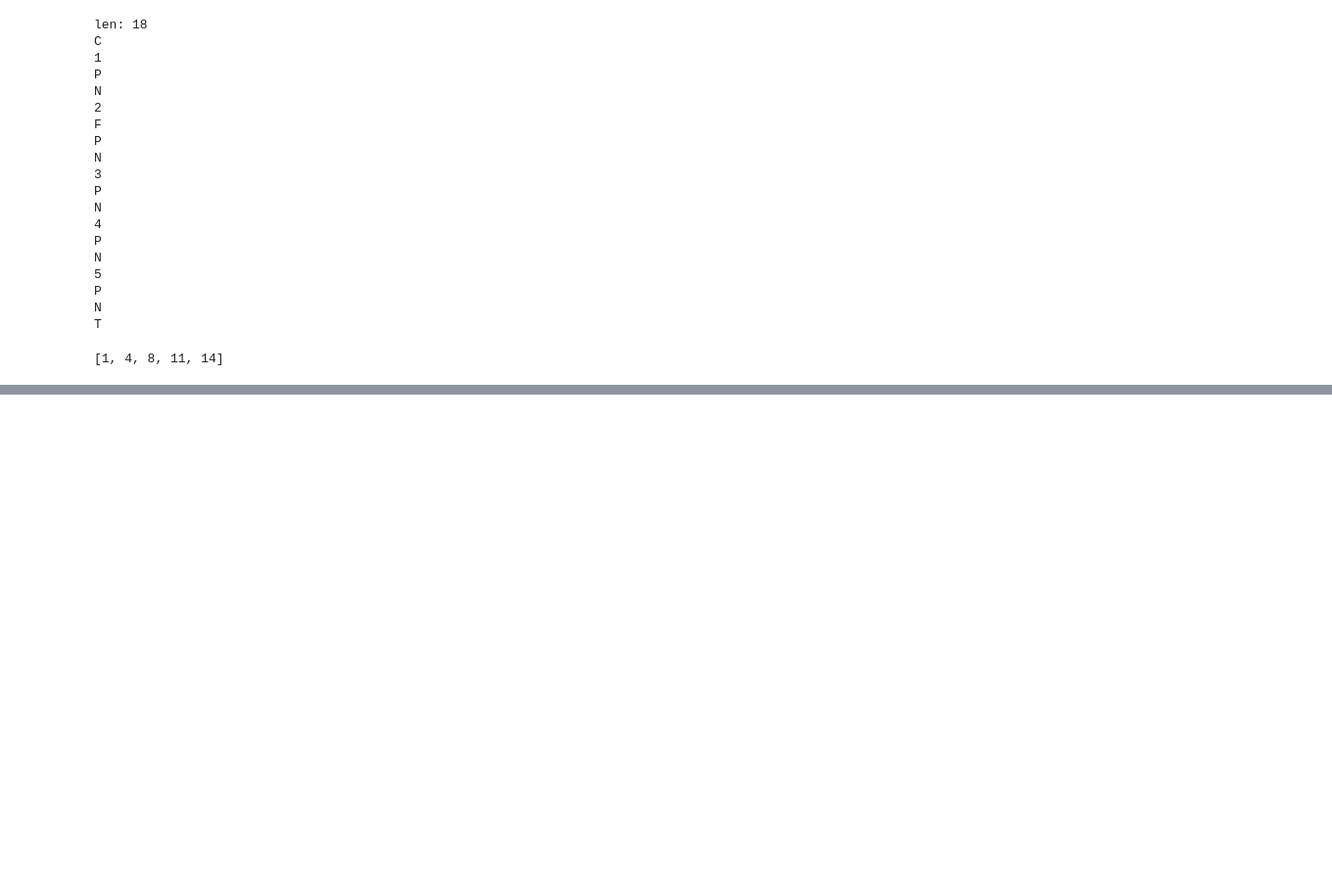
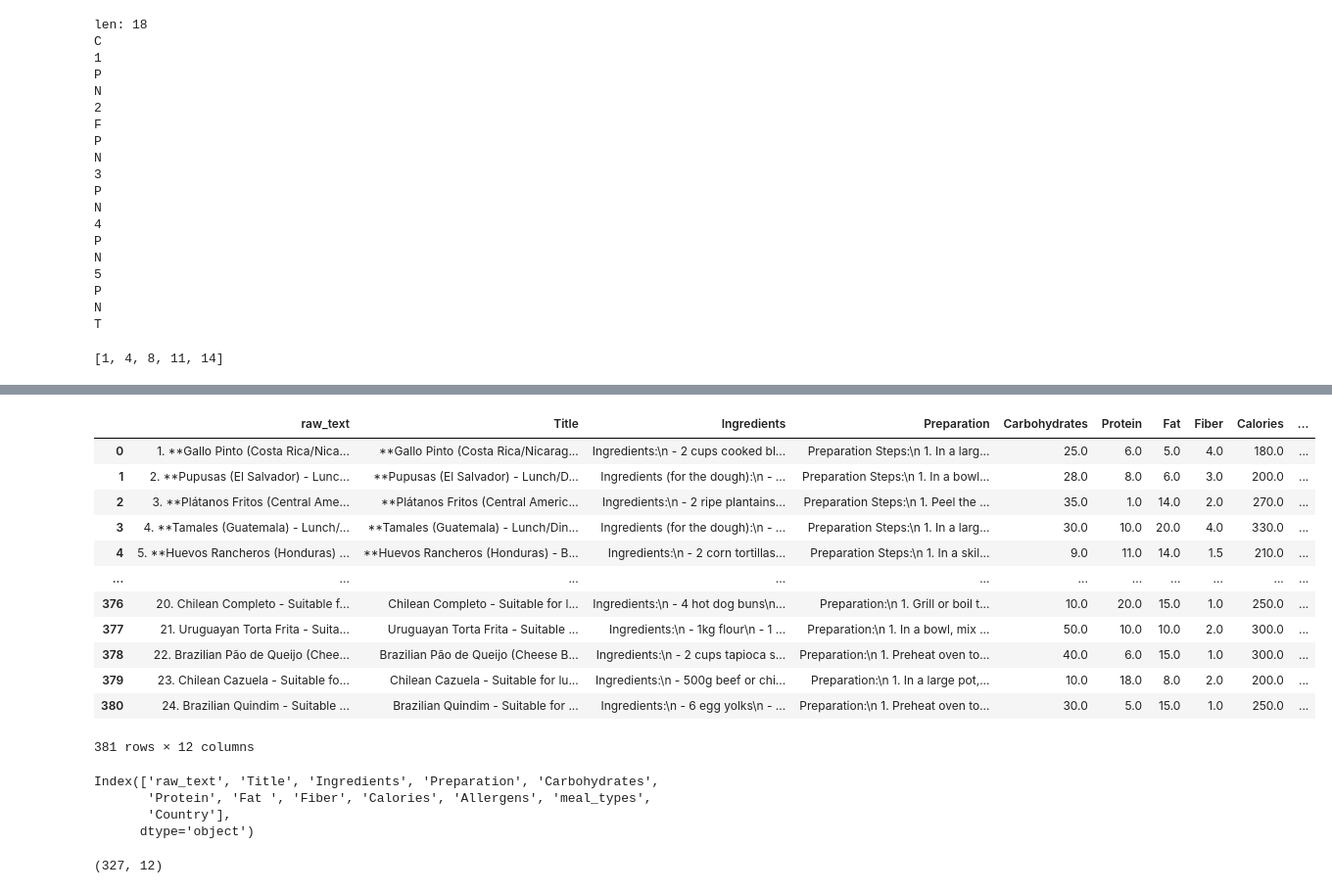
Before and after one commit to aislab-hevs/synthetic_data_nutrition_generation, a Jupyter notebook: src/meals_collection/process_new_batch.ipynb, the cells around one changed output, grey strips where cells are left out. Shown: that part at 98% size. Drawn from its saved outputs; the diff is of its cells as text; code cells hidden in the pictures; blank space fills up the shorter version.

```diff
--- a/src/meals_collection/process_new_batch.ipynb
+++ b/src/meals_collection/process_new_batch.ipynb
@@ -859,0 +1059,14 @@ indixes
+# %%
+list_of_countries = country_df["Country"].tolist()
+# %%
+def get_countries(raw_text:str, country_list: List[str]=list_of_countries):
+    low_text = raw_text.lower()
+    countries = []
+    for country in country_list:
+        if country.lower() in low_text:
+            countries.append(country)
+    return ";".join(countries)
+# %%
+countries_col = pd_new_batch_final["raw_text"].apply(lambda x: get_countries(x))
+# %%
+pd_new_batch_final["Country"] = countries_col
@@ -859,0 +1075,16 @@ indixes
+# %%
+pd_new_batch_final
+# %% [output]
+|  | raw_text | Title | Ingredients | Preparation | Carbohydrates | Protein | Fat | Fiber | Calories | ... |
+| 0 | 1. **Gallo Pinto (Costa Rica/Nica... | **Gallo Pinto (Costa Rica/Nicarag... | Ingredients:\n - 2 cups cooked bl... | Preparation Steps:\n 1. In a larg... | 25.0 | 6.0 | 5.0 | 4.0 | 180.0 | ... |
+| 1 | 2. **Pupusas (El Salvador) - Lunc... | **Pupusas (El Salvador) - Lunch/D... | Ingredients (for the dough):\n - ... | Preparation Steps:\n 1. In a bowl... | 28.0 | 8.0 | 6.0 | 3.0 | 200.0 | ... |
+| 2 | 3. **Plátanos Fritos (Central Ame... | **Plátanos Fritos (Central Americ... | Ingredients:\n - 2 ripe plantains... | Preparation Steps:\n 1. Peel the ... | 35.0 | 1.0 | 14.0 | 2.0 | 270.0 | ... |
+| 3 | 4. **Tamales (Guatemala) - Lunch/... | **Tamales (Guatemala) - Lunch/Din... | Ingredients (for the dough):\n - ... | Preparation Steps:\n 1. In a larg... | 30.0 | 10.0 | 20.0 | 4.0 | 330.0 | ... |
+| 4 | 5. **Huevos Rancheros (Honduras) ... | **Huevos Rancheros (Honduras) - B... | Ingredients:\n - 2 corn tortillas... | Preparation Steps:\n 1. In a skil... | 9.0 | 11.0 | 14.0 | 1.5 | 210.0 | ... |
+| ... | ... | ... | ... | ... | ... | ... | ... | ... | ... | ... |
+| 376 | 20. Chilean Completo - Suitable f... | Chilean Completo - Suitable for l... | Ingredients:\n - 4 hot dog buns\n... | Preparation:\n 1. Grill or boil t... | 10.0 | 20.0 | 15.0 | 1.0 | 250.0 | ... |
+| 377 | 21. Uruguayan Torta Frita - Suita... | Uruguayan Torta Frita - Suitable ... | Ingredients:\n - 1kg flour\n - 1 ... | Preparation:\n 1. In a bowl, mix ... | 50.0 | 10.0 | 10.0 | 2.0 | 300.0 | ... |
+| 378 | 22. Brazilian Pão de Queijo (Chee... | Brazilian Pão de Queijo (Cheese B... | Ingredients:\n - 2 cups tapioca s... | Preparation:\n 1. Preheat oven to... | 40.0 | 6.0 | 15.0 | 1.0 | 300.0 | ... |
+| 379 | 23. Chilean Cazuela - Suitable fo... | Chilean Cazuela - Suitable for lu... | Ingredients:\n - 500g beef or chi... | Preparation:\n 1. In a large pot,... | 10.0 | 18.0 | 8.0 | 2.0 | 200.0 | ... |
+| 380 | 24. Brazilian Quindim - Suitable ... | Brazilian Quindim - Suitable for ... | Ingredients:\n - 6 egg yolks\n - ... | Preparation:\n 1. Preheat oven to... | 30.0 | 5.0 | 15.0 | 1.0 | 250.0 | ... |
+381 rows × 12 columns
@@ -859,0 +1093,7 @@ indixes
+# %%
+pd_new_batch_final.columns
+# %% [output]
+Index(['raw_text', 'Title', 'Ingredients', 'Preparation', 'Carbohydrates',
+       'Protein', 'Fat ', 'Fiber', 'Calories', 'Allergens', 'meal_types',
+       'Country'],
+      dtype='object')
@@ -859,0 +1104,4 @@ indixes
+# %%
+full_recipes.shape
+# %% [output]
+(327, 12)
```
Also changed, not shown: parts of 56 cells of this notebook, 9 other files.
